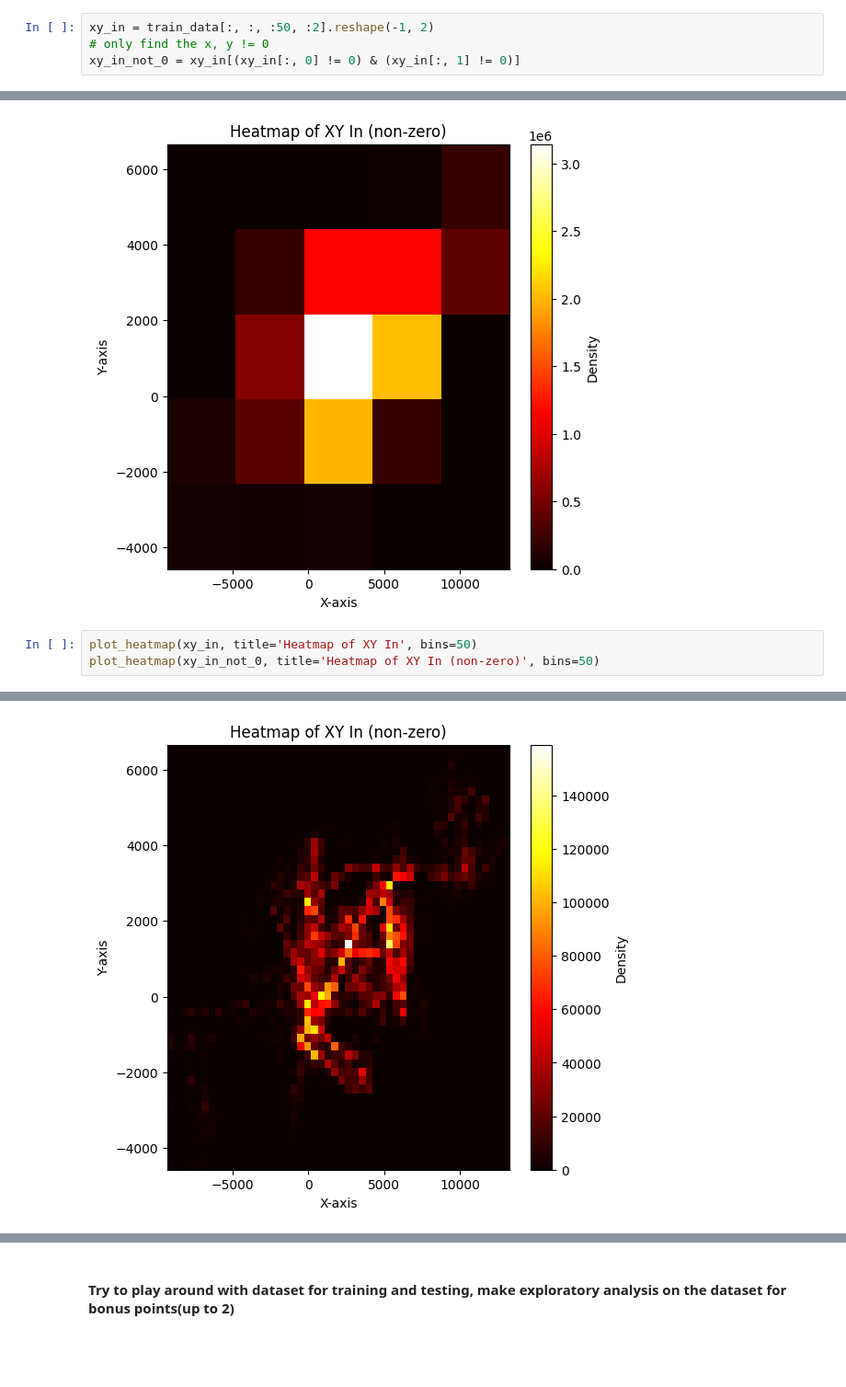
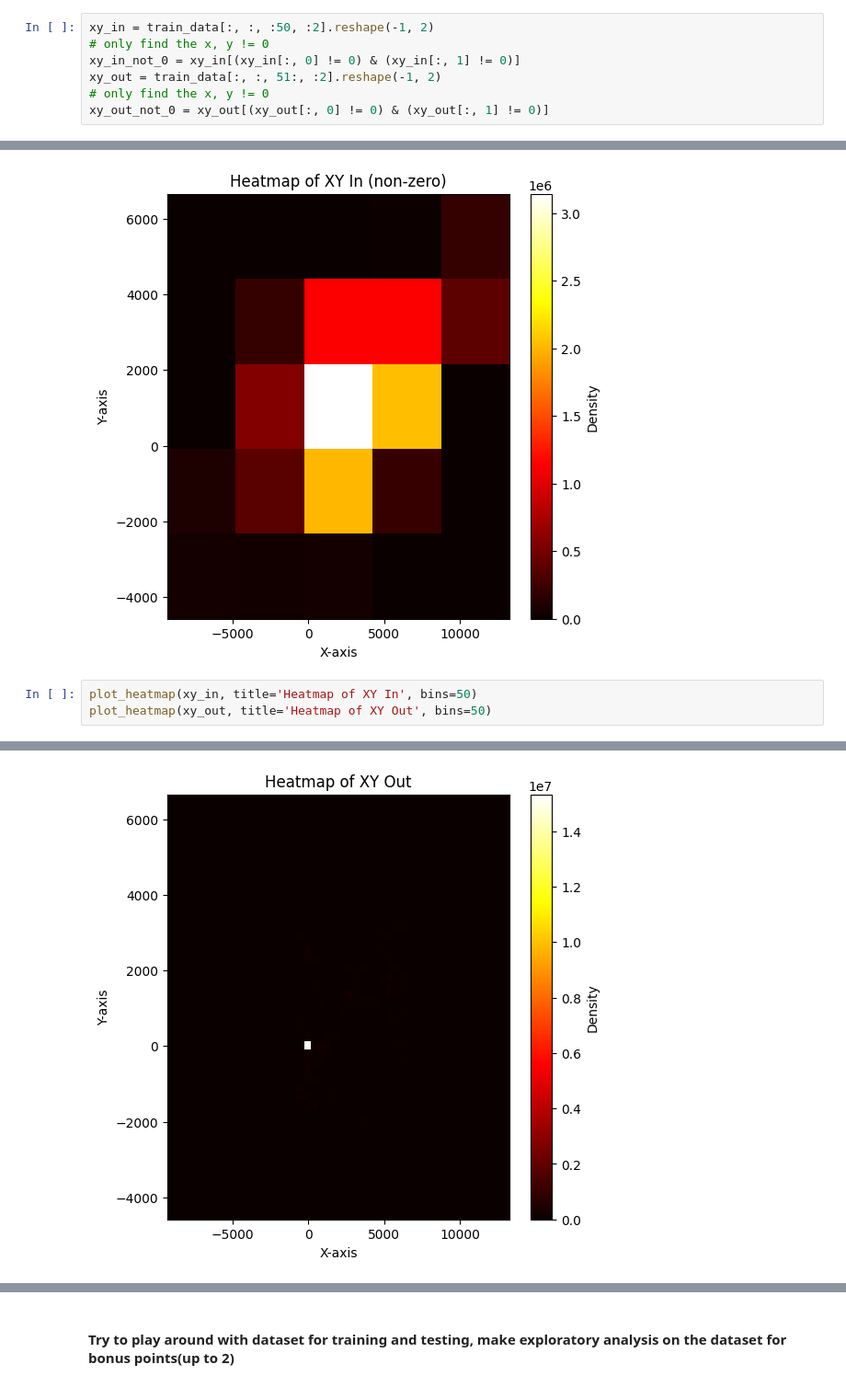
Before and after one commit to jakenorbie12/251B-Project, a Jupyter notebook: Project_Milestone/CSE 251B Project Milestone Starter Code.ipynb, the cells around one changed output, grey strips where cells are left out. Shown at 92% size. Drawn from its saved outputs; the diff is of its cells as text; blank space fills up the shorter version.

```diff
--- a/Project_Milestone/CSE 251B Project Milestone Starter Code.ipynb
+++ b/Project_Milestone/CSE 251B Project Milestone Starter Code.ipynb
@@ -56,6 +54,9 @@ def plot_heatmap(data, title=None, bins=5):
 xy_in = train_data[:, :, :50, :2].reshape(-1, 2)
 # only find the x, y != 0
 xy_in_not_0 = xy_in[(xy_in[:, 0] != 0) & (xy_in[:, 1] != 0)]
+xy_out = train_data[:, :, 51:, :2].reshape(-1, 2)
+# only find the x, y != 0
+xy_out_not_0 = xy_out[(xy_out[:, 0] != 0) & (xy_out[:, 1] != 0)]
 # %%
 plot_heatmap(xy_in, title='Heatmap of XY In', bins=5)
 plot_heatmap(xy_in_not_0, title='Heatmap of XY In (non-zero)', bins=5)
@@ -64,7 +65,7 @@ plot_heatmap(xy_in_not_0, title='Heatmap of XY In (non-zero)', bins=5)
 [figure]
 # %%
 plot_heatmap(xy_in, title='Heatmap of XY In', bins=50)
-plot_heatmap(xy_in_not_0, title='Heatmap of XY In (non-zero)', bins=50)
+plot_heatmap(xy_out, title='Heatmap of XY Out', bins=50)
 # %% [output]
 [figure]
-[figure, old version]
+[figure, new version]
```
Also changed, not shown: parts of 3 cells of this notebook.
